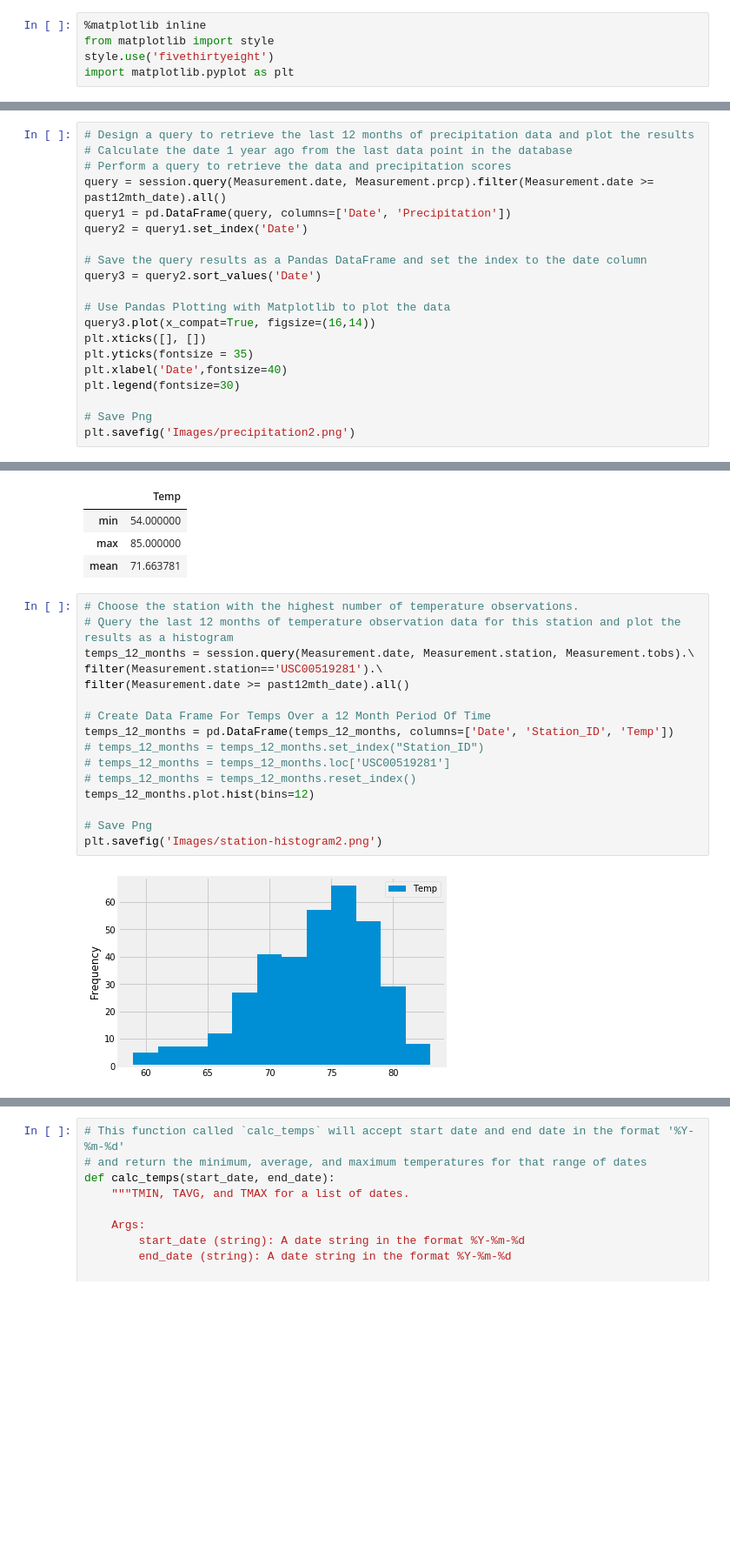
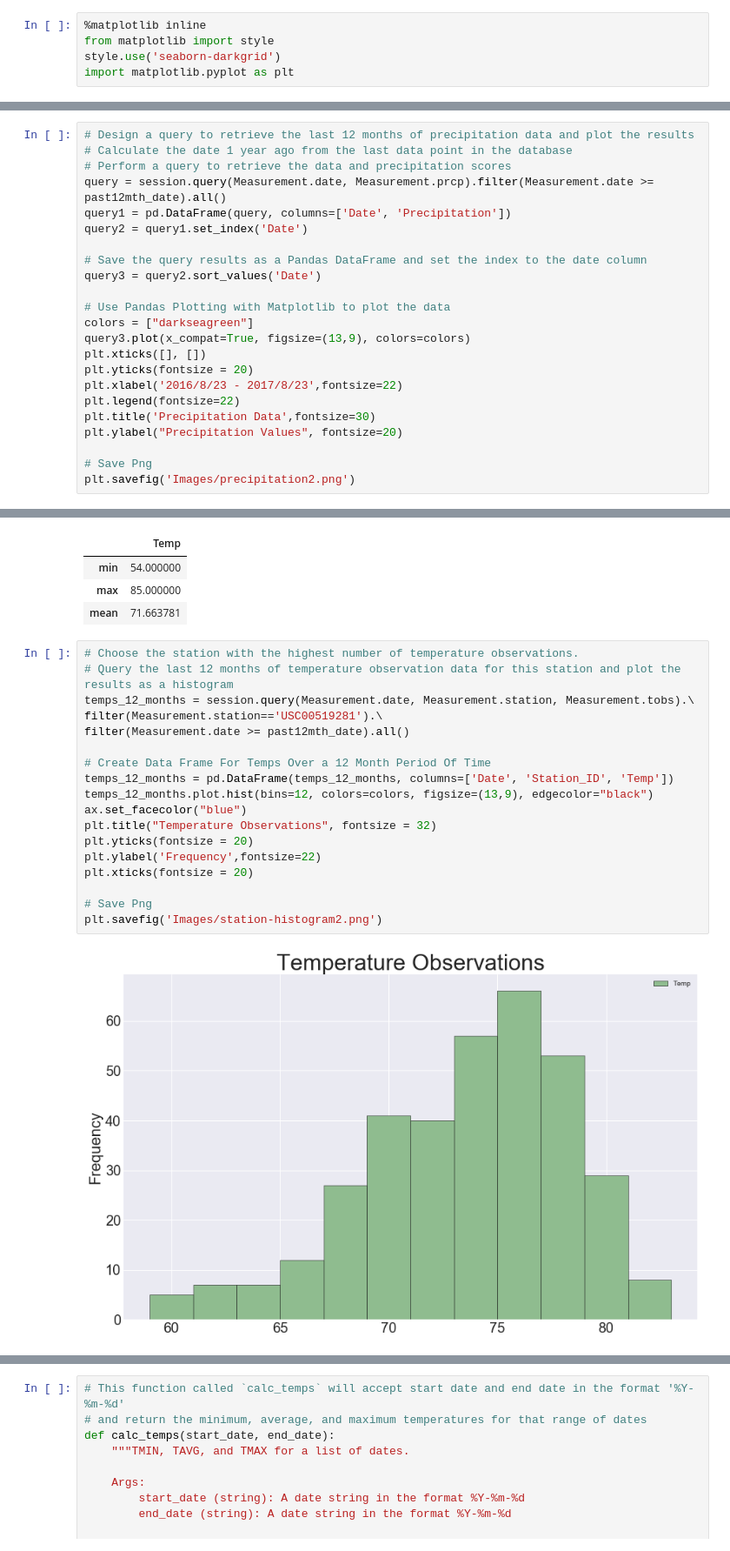
Before and after one commit to mldebaker/SQL-Alchemy-Challenge, a Jupyter notebook: Surfs_Up/climate_starter.ipynb, the cells around one changed output, grey strips where cells are left out. Shown: that part at 87% size. Drawn from its saved outputs; the diff is of its cells as text; blank space fills up the shorter version.

```diff
--- a/Surfs_Up/climate_starter.ipynb
+++ b/Surfs_Up/climate_starter.ipynb
@@ -1,7 +1,7 @@
 # %%
 %matplotlib inline
 from matplotlib import style
-style.use('fivethirtyeight')
+style.use('seaborn-darkgrid')
 import matplotlib.pyplot as plt
 # %%
 import numpy as np
@@ -86,11 +86,14 @@ query2 = query1.set_index('Date')
 query3 = query2.sort_values('Date')
 
 # Use Pandas Plotting with Matplotlib to plot the data
-query3.plot(x_compat=True, figsize=(16,14))
+colors = ["darkseagreen"]
+query3.plot(x_compat=True, figsize=(13,9), colors=colors)
 plt.xticks([], [])
-plt.yticks(fontsize = 35)
-plt.xlabel('Date',fontsize=40)
-plt.legend(fontsize=30)
+plt.yticks(fontsize = 20)
+plt.xlabel('2016/8/23 - 2017/8/23',fontsize=22)
+plt.legend(fontsize=22)
+plt.title('Precipitation Data',fontsize=30)
+plt.ylabel("Precipitation Values", fontsize=20)
 
 # Save Png
 plt.savefig('Images/precipitation2.png')
@@ -154,18 +155,20 @@ temp_stats
 # %%
 # Choose the station with the highest number of temperature observations.
 # Query the last 12 months of temperature observation data for this station and plot the results as a histogram
 temps_12_months = session.query(Measurement.date, Measurement.station, Measurement.tobs).\
 filter(Measurement.station=='USC00519281').\
 filter(Measurement.date >= past12mth_date).all()
 
 # Create Data Frame For Temps Over a 12 Month Period Of Time
 temps_12_months = pd.DataFrame(temps_12_months, columns=['Date', 'Station_ID', 'Temp'])
-# temps_12_months = temps_12_months.set_index("Station_ID")
-# temps_12_months = temps_12_months.loc['USC00519281']
-# temps_12_months = temps_12_months.reset_index()
-temps_12_months.plot.hist(bins=12)
+temps_12_months.plot.hist(bins=12, colors=colors, figsize=(13,9), edgecolor="black")
+ax.set_facecolor("blue")
+plt.title("Temperature Observations", fontsize = 32)
+plt.yticks(fontsize = 20)
+plt.ylabel('Frequency',fontsize=22)
+plt.xticks(fontsize = 20)
 
 # Save Png
 plt.savefig('Images/station-histogram2.png')
 # %% [output]
-[figure, old version]
+[figure, new version]
```
Also changed, not shown: parts of 8 cells of this notebook, 5 other files.
